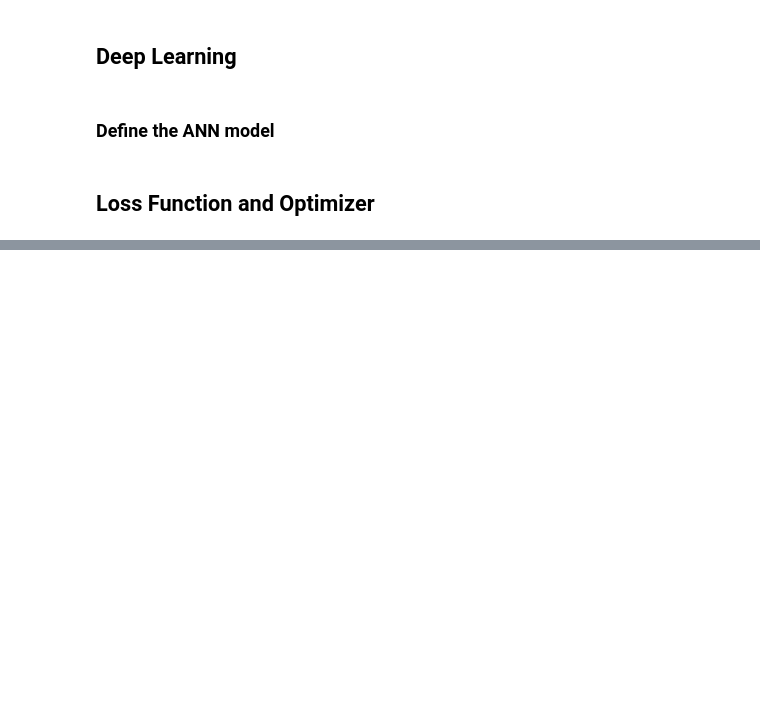
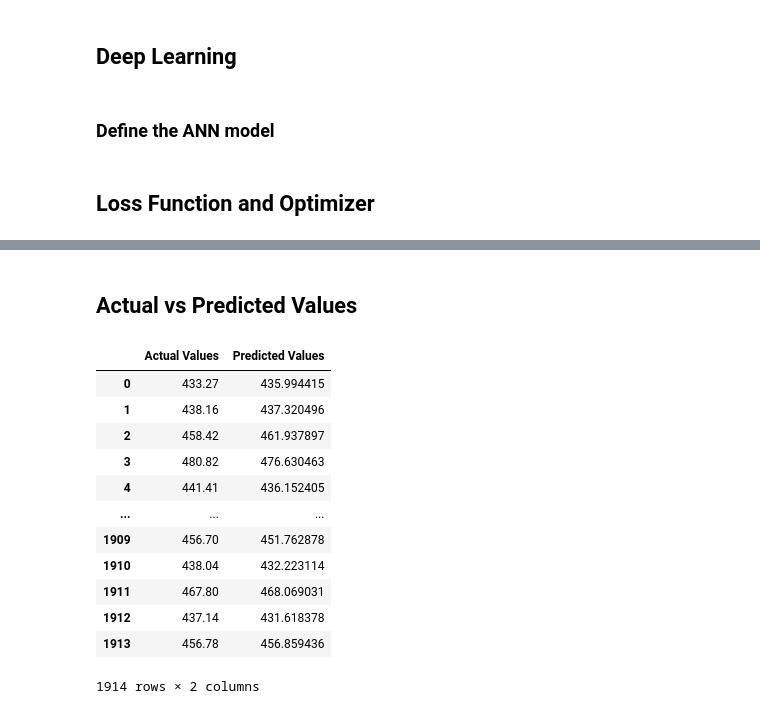
Before and after one commit to akshay041193/Energy-Production-ANN, a Jupyter notebook: powerplant.ipynb, the cells around one changed output, grey strips where cells are left out. Cells and saved outputs as stored; diff of their text form; code cells hidden in the pictures; blank space fills up the shorter version.

```diff
--- a/powerplant.ipynb
+++ b/powerplant.ipynb
@@ -138,0 +253,21 @@ optimizer=optim.Adam(model.parameters()) #weight and bias
+# %% [markdown]
+## Actual vs Predicted Values
+# %%
+actual_values=pd.DataFrame(y_test.values,columns=["Actual Values"])
+predicted_values=pd.DataFrame(test_preds.numpy(),columns=["Predicted Values"])
+
+pd.concat([actual_values,predicted_values],axis=1)
+# %% [output]
+|  | Actual Values | Predicted Values |
+| 0 | 433.27 | 435.994415 |
+| 1 | 438.16 | 437.320496 |
+| 2 | 458.42 | 461.937897 |
+| 3 | 480.82 | 476.630463 |
+| 4 | 441.41 | 436.152405 |
+| ... | ... | ... |
+| 1909 | 456.70 | 451.762878 |
+| 1910 | 438.04 | 432.223114 |
+| 1911 | 467.80 | 468.069031 |
+| 1912 | 437.14 | 431.618378 |
+| 1913 | 456.78 | 456.859436 |
+1914 rows × 2 columns
```
Also changed, not shown: parts of 9 cells of this notebook, 1 other file.
